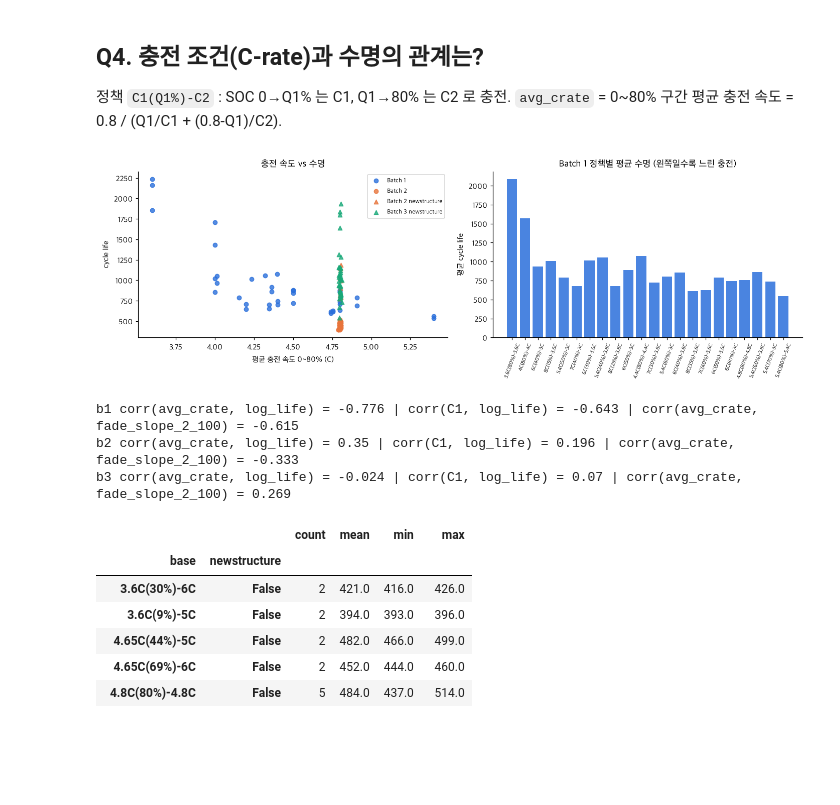
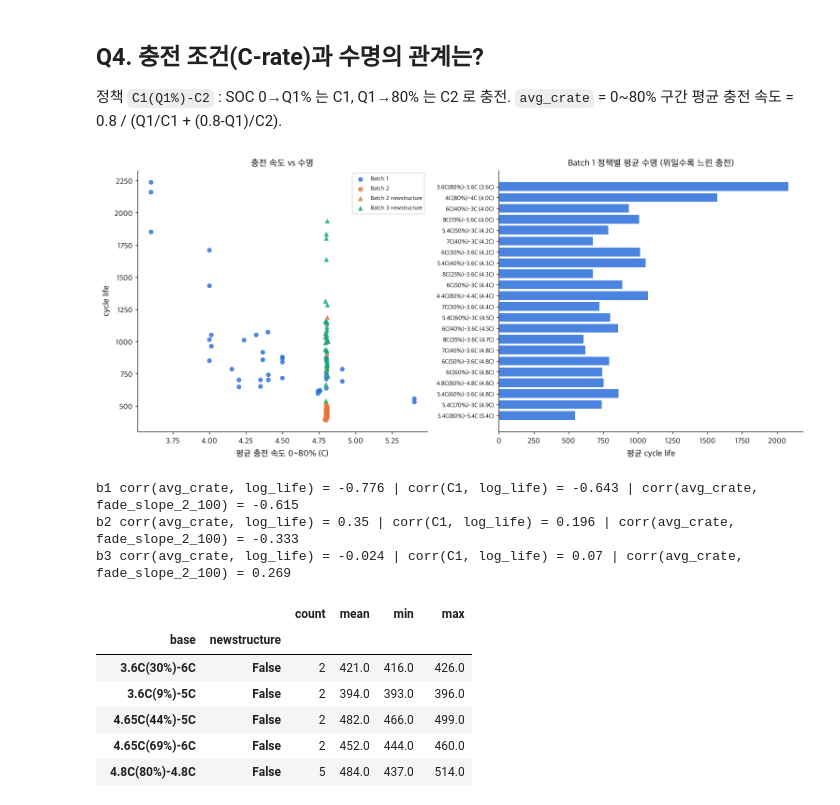
Before and after one commit to 97-99-02/ess-battery-project, a Jupyter notebook: notebooks/01_EDA.ipynb, the cells around one changed output. Drawn from its saved outputs; the diff is of its cells as text; code cells hidden in the pictures; blank space fills up the shorter version.

```diff
--- a/notebooks/01_EDA.ipynb
+++ b/notebooks/01_EDA.ipynb
@@ -271,10 +325,10 @@ norm = colors.LogNorm(vmin=400, vmax=2300); cmap = cm.viridis
 fig, axes = plt.subplots(1, 3, figsize=(15, 4.3), sharey=True)
 for ax, b in zip(axes, BATCHES):
     for _, r in use[use.batch == b].iterrows():
-        s = cells[r.cell]['summary']; qd = _clean_qd(s['QD'])
-        ax.plot(s['cycle'], qd, color=cmap(norm(r.life)), lw=0.8, alpha=0.85)
+        s = cells[r.cell]['summary']; qd = pd.Series(_clean_qd(s['QD'])).rolling(9, center=True, min_periods=1).median()
+        ax.plot(s['cycle'], qd, color=cmap(norm(r.life)), lw=0.8, alpha=0.85)  # 표시용 9사이클 이동 중앙값
     ax.axhline(EOL_AH, color='crimson', ls='--', lw=1)
-    ax.set_title(BATCH_LABEL[b]); ax.set_xlabel('cycle'); ax.set_xlim(0, 2300); ax.set_ylim(0.86, 1.12)
+    ax.set_title(f'{BATCH_LABEL[b]} (9사이클 이동 중앙값)'); ax.set_xlabel('cycle'); ax.set_xlim(0, 2300); ax.set_ylim(0.86, 1.12)
 axes[0].set_ylabel('방전 용량 QD (Ah)')
 fig.colorbar(cm.ScalarMappable(norm=norm, cmap=cmap), ax=axes, label='cycle life', pad=0.01)
 plt.savefig(f'{FIG}/q2_fade_curves.png', bbox_inches='tight'); plt.show()
@@ -363,7 +417,8 @@ for _, r in use[~use.carryover].iterrows():
     qd = pd.Series(_clean_qd(s['QD']), index=s['cycle']).loc[2:c['life_raw']].dropna()
     ref = qd.loc[2:11].median()
     x = qd.index.values / r.life; y = qd.values / ref
-    axes[0].plot(x, y, color=BC[r.batch], lw=0.5, alpha=0.5)
+    y_plot = pd.Series(y).rolling(9, center=True, min_periods=1).median().values  # 표시용 : 일시적 급락 제거
+    axes[0].plot(x, y_plot, color=BC[r.batch], lw=0.6, alpha=0.5)
     for lo in np.arange(0, 1.0, 0.2):
         m = (x >= lo) & (x < lo + 0.2)
         if m.sum() > 10:
@@ -371,7 +426,7 @@ for _, r in use[~use.carryover].iterrows():
                              'slope': np.polyfit(x[m], y[m], 1)[0] / r.life * 100 * 100})  # %/100cycle
 axes[0].axhline(EOL_AH / 1.1, color='grey', ls=':', lw=0.8)
 axes[0].set_xlabel('cycle / cycle life'); axes[0].set_ylabel('QD / QD(cycle 2~11 중앙값)')
-axes[0].set_ylim(0.78, 1.04); axes[0].set_title('수명으로 정규화한 열화 곡선 (색 = 배치)')
+axes[0].set_ylim(0.78, 1.04); axes[0].set_title('수명으로 정규화한 열화 곡선 (색 = 배치, 9사이클 이동 중앙값)')
 seg = pd.DataFrame(seg_rows).groupby(['seg', 'batch']).slope.median().unstack()
 for b in BATCHES:
     axes[1].plot(seg.index, seg[b], marker='o', color=BC[b], label=BATCH_LABEL[b])
@@ -426,3 +481,19 @@ print(pick[['cell', 'life', 'dq_var', 'dq_min', 'dq_mean']].round(3))
 0    b1c0  1852.0  -5.015  -2.073   -2.542
 1    b1c1  2160.0  -5.014  -1.958   -2.387
 2    b1c2  2237.0  -4.737  -1.764   -2.348
+# %%
+# 세 배치 : 수명 하위 3 vs 상위 3 셀의 ΔQ 형태
+fig, axes = plt.subplots(1, 3, figsize=(15, 4), sharey=True)
+for ax, b in zip(axes, BATCHES):
+    u = use[use.batch == b].sort_values('life')
+    for _, r in pd.concat([u.head(3), u.tail(3)]).iterrows():
+        short = r.life <= u.life.median()
+        ax.plot(delta_q(cells[r.cell]), VDLIN, lw=1.5, color='#d1495b' if short else '#2a6fdb',
+                label=f'{r.cell} ({r.life:.0f})')
+    ax.axvline(0, color='grey', lw=0.6); ax.set_xlim(-0.1, 0.02)
+    ax.set_title(f'{BATCH_LABEL[b]} : 하위 3 (빨강) vs 상위 3 (파랑)', fontsize=10); ax.set_xlabel('ΔQ_100-10 (Ah)')
+    ax.legend(fontsize=7, loc='lower left')
+axes[0].set_ylabel('전압 (V)')
+plt.tight_layout(); plt.savefig(f'{FIG}/q3_long_short_all.png', bbox_inches='tight'); plt.show()
+st = use.assign(grp=np.where(use.life > 1000, '장수명>1000', np.where(use.life < 700, '단수명<700', '중간')))
+print(st[st.grp != '중간'].groupby(['batch', 'grp'])[['dq_var', 'dq_min', 'dq_mean', 'dq_skew', 'dq_kurt', 'dq_2v']].median().round(2))
@@ -432,7 +513,7 @@ fig, axes = plt.subplots(1, 2, figsize=(12, 4.3))
 for b in BATCHES:
     u = use[use.batch == b]
     axes[0].scatter(u.dq_var, u.life, color=BC[b], s=26, alpha=0.85,
-                    label=f'{BATCH_LABEL[b]} (r={u.dq_var.corr(u.log_life):.2f})')
+                    label=f'{BATCH_LABEL[b]} (r={u.dq_var.corr(u.log_life):.3f})')
 u1 = use[use.batch == 'b1']; p = np.polyfit(u1.dq_var, u1.log_life, 1)
 xx = np.linspace(use.dq_var.min(), use.dq_var.max(), 50)
 axes[0].plot(xx, 10 ** np.polyval(p, xx), color=BC['b1'], lw=1.2, ls='--', label='Batch 1 선형적합')
@@ -520,28 +601,28 @@ hi
 
 정책 `C1(Q1%)-C2` : SOC 0→Q1% 는 C1, Q1→80% 는 C2 로 충전. `avg_crate` = 0~80% 구간 평균 충전 속도 = 0.8 / (Q1/C1 + (0.8-Q1)/C2).
 # %%
-fig, axes = plt.subplots(1, 2, figsize=(13, 4.3))
+fig, axes = plt.subplots(1, 2, figsize=(14, 6.2), gridspec_kw={'width_ratios': [1, 1.05]})
 for b in BATCHES:
     u = use[use.batch == b]
     for ns, mk in [(False, 'o'), (True, '^')]:
         v = u[u.newstructure == ns]
         if len(v):
             axes[0].scatter(v.avg_crate, v.life, color=BC[b], marker=mk, s=30, alpha=0.8,
                             label=f'{BATCH_LABEL[b]}{" newstructure" if ns else ""}')
 axes[0].set_xlabel('평균 충전 속도 0~80% (C)'); axes[0].set_ylabel('cycle life'); axes[0].legend(fontsize=8)
 axes[0].set_title('충전 속도 vs 수명')
 g = use[use.batch == 'b1'].groupby('policy').agg(life=('life', 'mean'), crate=('avg_crate', 'first'), n=('life', 'size')).sort_values('crate')
-axes[1].bar(range(len(g)), g.life, color=BC['b1'], alpha=0.85)
-axes[1].set_xticks(range(len(g))); axes[1].set_xticklabels(g.index, rotation=70, fontsize=7)
-axes[1].set_ylabel('평균 cycle life'); axes[1].set_title('Batch 1 정책별 평균 수명 (왼쪽일수록 느린 충전)')
+axes[1].barh(range(len(g)), g.life, color=BC['b1'], alpha=0.85)
+axes[1].set_yticks(range(len(g))); axes[1].set_yticklabels([f'{p} ({c:.1f}C)' for p, c in zip(g.index, g.crate)], fontsize=8.5)
+axes[1].invert_yaxis(); axes[1].set_xlabel('평균 cycle life'); axes[1].set_title('Batch 1 정책별 평균 수명 (위일수록 느린 충전)')
 plt.tight_layout(); plt.savefig(f'{FIG}/q4_crate_life.png', bbox_inches='tight'); plt.show()
 for b in BATCHES:
     u = use[use.batch == b]
     print(b, 'corr(avg_crate, log_life) =', round(u.avg_crate.corr(u.log_life), 3),
           '| corr(C1, log_life) =', round(u.C1.corr(u.log_life), 3),
           '| corr(avg_crate, fade_slope_2_100) =', round(u.avg_crate.corr(u.fade_slope_2_100), 3))
 # %% [output]
-[figure, old version]
+[figure, new version]
 b1 corr(avg_crate, log_life) = -0.776 | corr(C1, log_life) = -0.643 | corr(avg_crate, fade_slope_2_100) = -0.615
 b2 corr(avg_crate, log_life) = 0.35 | corr(C1, log_life) = 0.196 | corr(avg_crate, fade_slope_2_100) = -0.333
 b3 corr(avg_crate, log_life) = -0.024 | corr(C1, log_life) = 0.07 | corr(avg_crate, fade_slope_2_100) = 0.269
```
Also changed, not shown: parts of 23 cells of this notebook, 18 other files.
